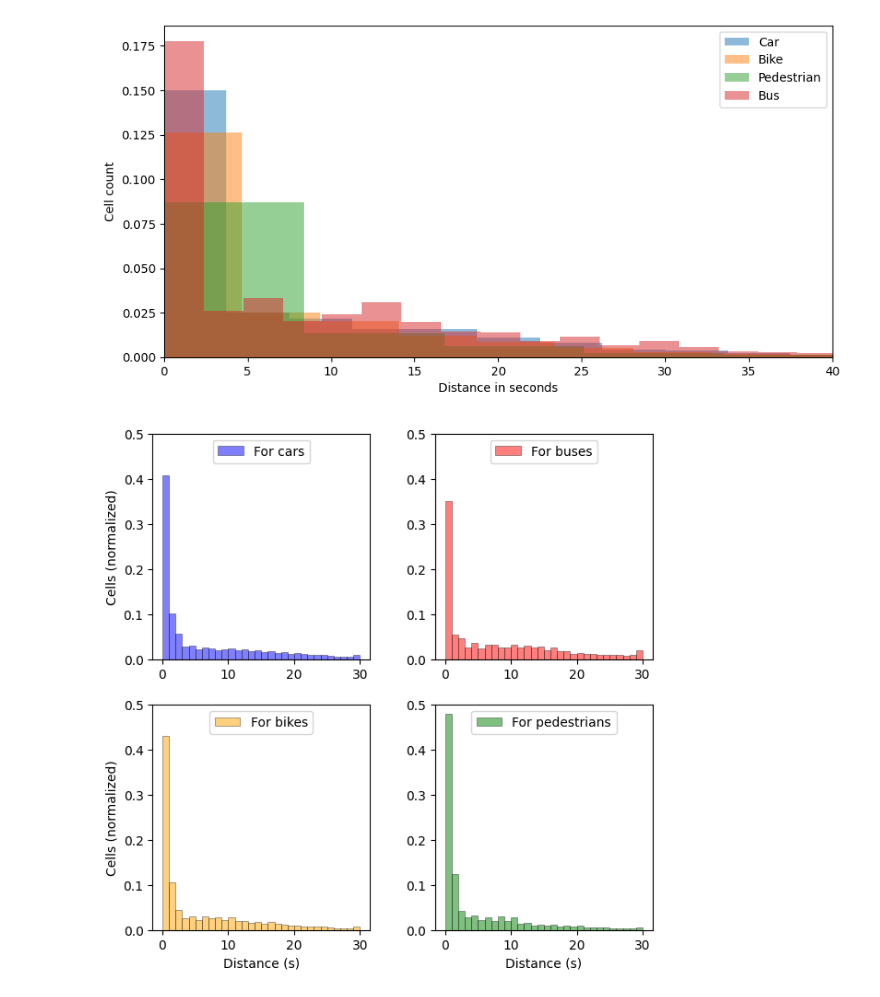
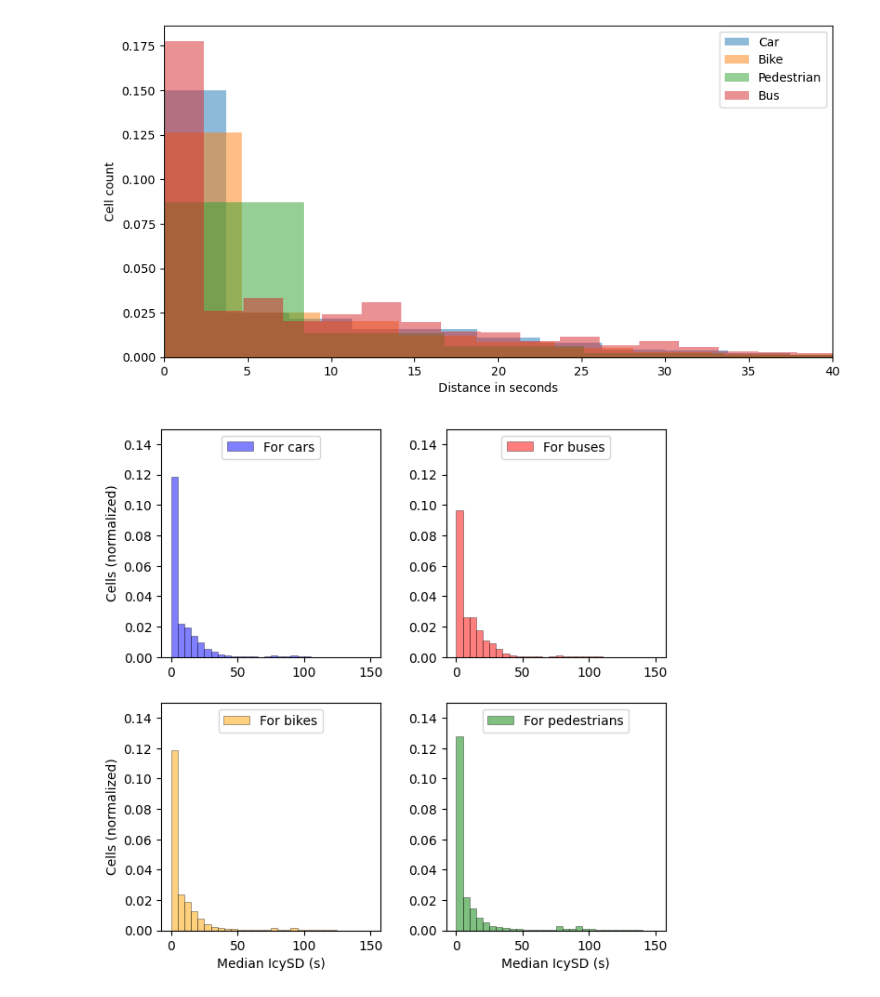
Before and after one commit to priobike/priobike-predictability-study, a Jupyter notebook: studies/db/go_rewrite/notebooks/studies_charts_lane_type_histogram.ipynb, the cells around one changed output. Saved outputs shown, nothing was run; the diff lists cells and outputs as text; code cells hidden in the pictures.

```diff
--- a/studies/db/go_rewrite/notebooks/studies_charts_lane_type_histogram.ipynb
+++ b/studies/db/go_rewrite/notebooks/studies_charts_lane_type_histogram.ipynb
@@ -26,7 +26,7 @@ bike_distances = []
 foot_distances = []
 only_bus_distances = []
 
-with open('processed_things_2023_11_24.json') as f:
+with open('processed_things_2023_12_12.json') as f:
     processed_things = json.load(f)
 
 for thing_name, thing in processed_things.items():
@@ -88,36 +88,36 @@ fig = plt.figure(figsize=(7, 7))
 gs = fig.add_gridspec(2, 2, width_ratios=(2, 2), height_ratios=(2, 2),
                       wspace=0.3, hspace=0.2)
 
-ylim = [0, 0.5]
-x_range = [0, 30]
+ylim = [0, 0.15]
+x_range = [0, 150]
 
 ax_car = fig.add_subplot(gs[0, 0])
 ax_car.hist(car_distances, bins=30, range=x_range, label='For cars', density=True, color='blue', alpha=0.5, linewidth=0.5,  edgecolor='black')
 ax_car.set_ylim(ylim)
 ax_car.set_ylabel('Cells (normalized)')
 ax_car.legend(loc='upper center')
 
 
 ax_bike = fig.add_subplot(gs[1, 0])
 ax_bike.hist(bike_distances, bins=30, range=x_range,  label='For bikes', density=True, color='orange', alpha=0.5, linewidth=0.5,  edgecolor='black')
 ax_bike.set_ylim(ylim)
-ax_bike.set_xlabel('Distance (s)')
+ax_bike.set_xlabel('Median IcySD (s)')
 ax_bike.set_ylabel('Cells (normalized)')
 ax_bike.legend(loc='upper center')
 
 ax_foot = fig.add_subplot(gs[1, 1])
 ax_foot.hist(foot_distances, bins=30, range=x_range, label='For pedestrians', density=True, color='green', alpha=0.5, linewidth=0.5,  edgecolor='black')
 ax_foot.set_ylim(ylim)
-ax_foot.set_xlabel('Distance (s)')
+ax_foot.set_xlabel('Median IcySD (s)')
 ax_foot.legend(loc='upper center')
 
 ax_bus = fig.add_subplot(gs[0, 1])
 ax_bus.hist(only_bus_distances, bins=30, range=x_range,  label='For buses', density=True, color='red', alpha=0.5, linewidth=0.5,  edgecolor='black')
 ax_bus.set_ylim(ylim)
 ax_bus.legend(loc='upper center')
 
 fig.savefig('studies_charts_lane_type_histogram_2.pdf', bbox_inches='tight')
 
 plt.show()
 # %% [output]
-[figure, old version]
+[figure, new version]
```
Also changed, not shown: 7 other files.
